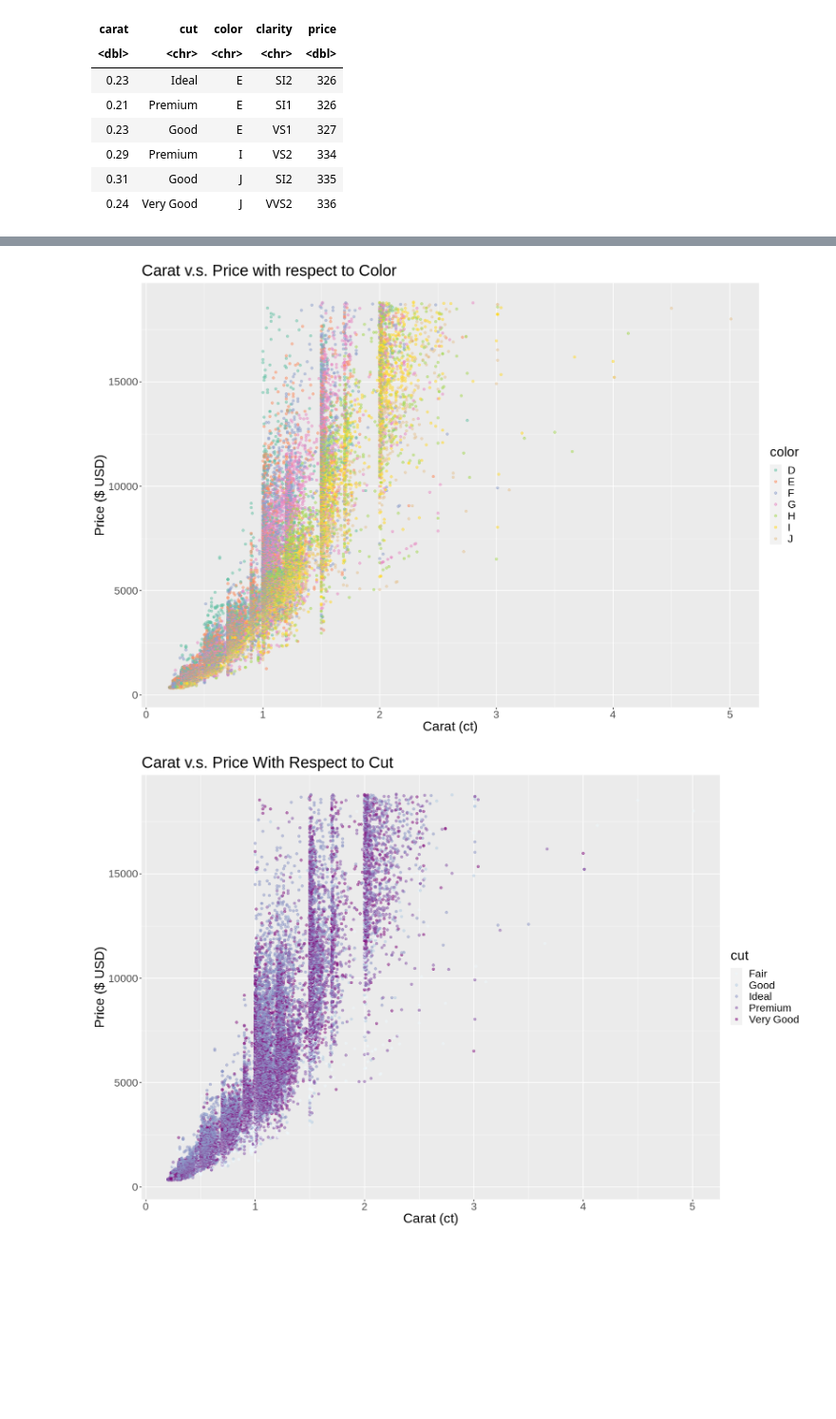
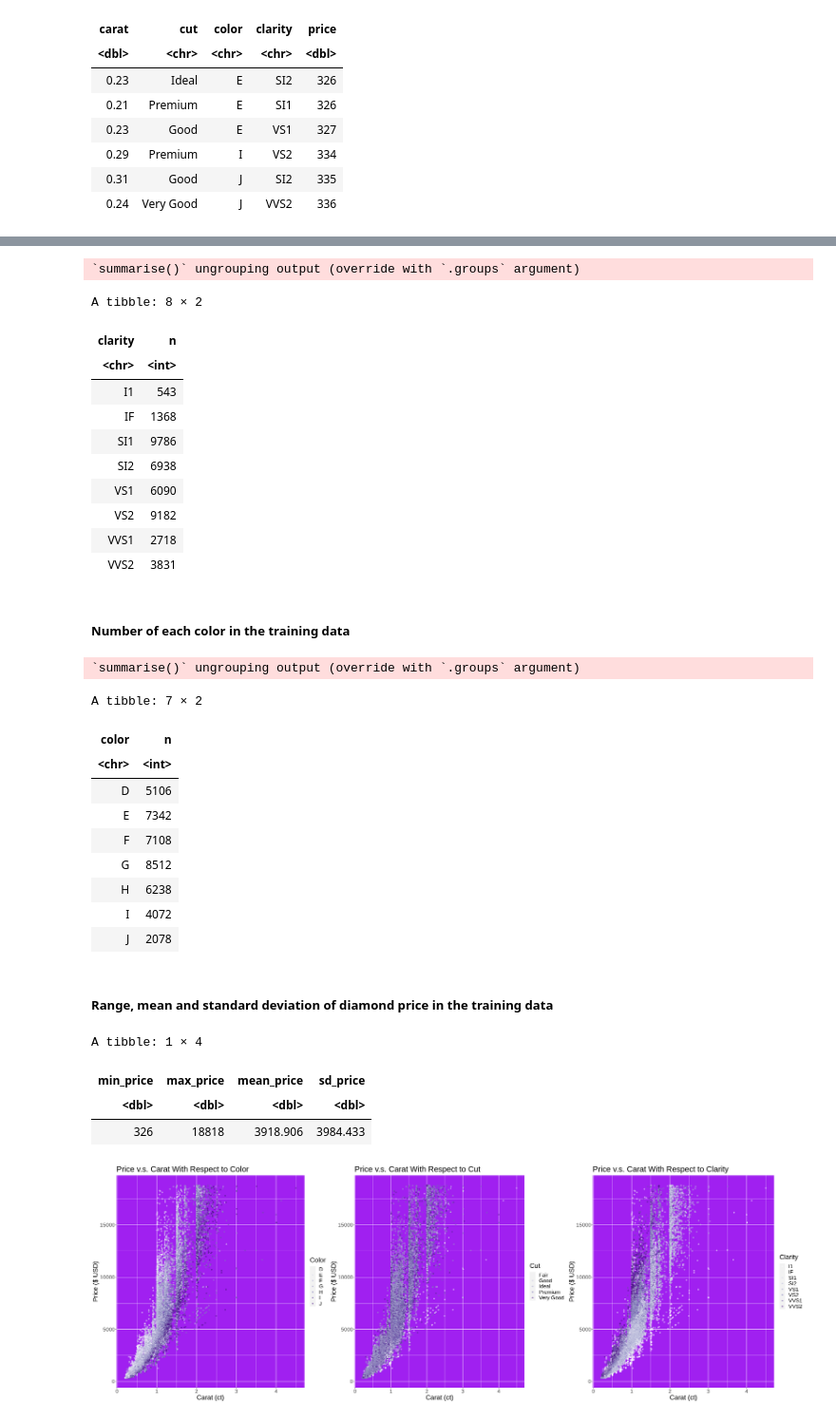
Before and after one commit to cpan0/dsci100-project, a Jupyter notebook: proposal.ipynb, the cells around one changed output, grey strips where cells are left out. Shown at 95% size. Cells and saved outputs as stored; diff of their text form; code cells hidden in the pictures; blank space fills up the shorter version.

Commit message:
changed plot colours

```diff
--- a/proposal.ipynb
+++ b/proposal.ipynb
@@ -147,33 +109,83 @@ A tibble: 1 × 2
+# %%
+diamonds_clarity_n <- diamonds_train %>%
+    group_by(clarity) %>%
+    summarize(n = n())
+diamonds_clarity_n
+# %% [output]
+`summarise()` ungrouping output (override with `.groups` argument)
+A tibble: 8 × 2
+| clarity | n |
+| <chr> | <int> |
+| I1 | 543 |
+| IF | 1368 |
+| SI1 | 9786 |
+| SI2 | 6938 |
+| VS1 | 6090 |
+| VS2 | 9182 |
+| VVS1 | 2718 |
+| VVS2 | 3831 |
+# %% [markdown]
+##### Number of each color in the training data
+# %%
+diamonds_color_n <- diamonds_train %>%
+    group_by(color) %>%
+    summarize(n = n())
+diamonds_color_n
+# %% [output]
+`summarise()` ungrouping output (override with `.groups` argument)
+A tibble: 7 × 2
+| color | n |
+| <chr> | <int> |
+| D | 5106 |
+| E | 7342 |
+| F | 7108 |
+| G | 8512 |
+| H | 6238 |
+| I | 4072 |
+| J | 2078 |
+# %% [markdown]
+##### Range, mean and standard deviation of diamond price in the training data
+# %%
+diamonds_price_min_max <- diamonds_train %>%
+    summarize(min_price = min(price),
+             max_price = max(price),
+             mean_price = mean(price),
+             sd_price = sd(price))
+diamonds_price_min_max
+# %% [output]
+A tibble: 1 × 4
+| min_price | max_price | mean_price | sd_price |
+| <dbl> | <dbl> | <dbl> | <dbl> |
+| 326 | 18818 | 3918.906 | 3984.433 |
 # %%
-options(repr.plot.width = 15, repr.plot.height = 10)
+options(repr.plot.width = 30, repr.plot.height = 10)
 
 # exploratory data analysis (visualization)
 diamonds_color_plot <- diamonds_train %>%
     ggplot(aes(x = carat, y = price, color = color)) +
     geom_point(alpha = 0.5) +
-    labs(title = "Carat v.s. Price with respect to Color", x = "Carat (ct)", y = "Price ($ USD)") +
+    labs(title = "Price v.s. Carat With Respect to Color", x = "Carat (ct)", y = "Price ($ USD)", color = "Color") +
     theme(text = element_text(size=20)) +
-    scale_color_brewer(palette = "Set2")
-diamonds_color_plot
+    scale_color_brewer(palette = "Purples") +
+    theme(panel.background = element_rect(fill = "purple"))
+
 
 diamonds_cut_plot <- diamonds_train %>%
     ggplot(aes(x = carat, y = price, color = cut)) +
     geom_point(alpha = 0.5) +
-    labs(title = "Carat v.s. Price With Respect to Cut", x = "Carat (ct)", y = "Price ($ USD)") +
+    labs(title = "Price v.s. Carat With Respect to Cut", x = "Carat (ct)", y = "Price ($ USD)", color = "Cut") +
     theme(text = element_text(size=20)) +
-    scale_color_brewer(palette = "BuPu")
-diamonds_cut_plot
+    scale_color_brewer(palette = "Purples") +
+    theme(panel.background = element_rect(fill = "purple"))
 
 diamonds_clarity_plot <- diamonds_train %>%
     ggplot(aes(x = carat, y = price, color = clarity)) +
     geom_point(alpha = 0.5) +
-    labs(title = "Carat v.s. Price With Respect to Clarity", x = "Carat (ct)", y = "Price ($ USD)") +
+    labs(title = "Price v.s. Carat With Respect to Clarity", x = "Carat (ct)", y = "Price ($ USD)", color = "Clarity") +
     theme(text = element_text(size=20)) +
-    scale_color_brewer(palette = "GnBu")
-diamonds_clarity_plot
+    scale_color_brewer(palette = "Purples") +
+    theme(panel.background = element_rect(fill = "black"))
 
-# display.brewer.all(colorblindFriendly = T)
-# display.brewer.all()
+plot_grid(diamonds_color_plot, diamonds_cut_plot, diamonds_clarity_plot, nrow = 1)
 # %% [output]
-[figure, old version]
+[figure, new version]
-[figure, removed]
```
Also changed, not shown: parts of 21 cells of this notebook.
